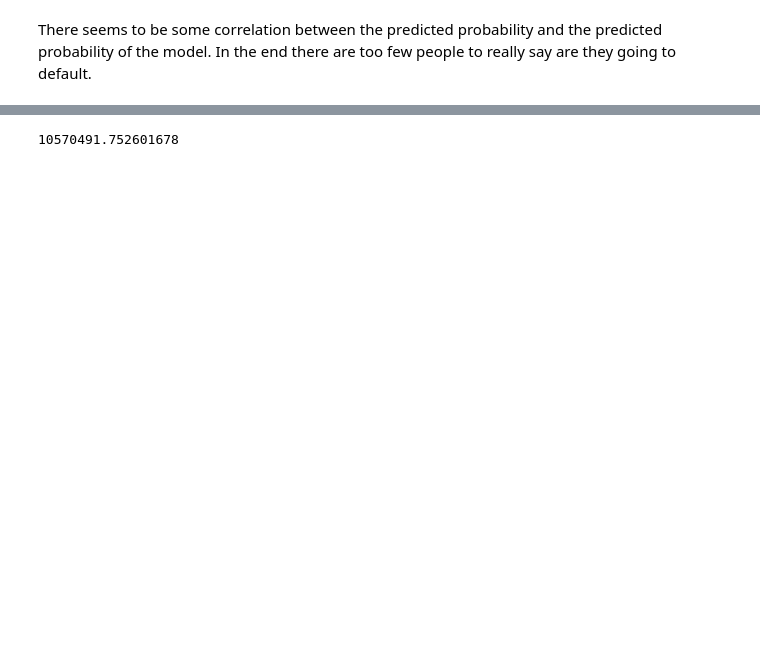
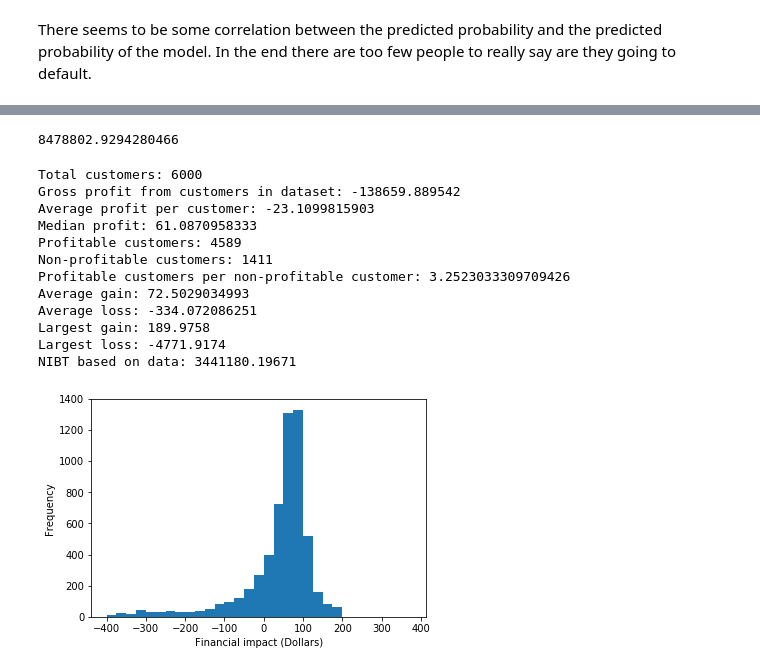
Before and after one commit to Stippos/ORSeminar, a Jupyter notebook: Results.ipynb, the cells around one changed output, grey strips where cells are left out. Saved outputs shown, nothing was run; the diff lists cells and outputs as text; code cells hidden in the pictures; blank space fills up the shorter version.

```diff
--- a/Results.ipynb
+++ b/Results.ipynb
@@ -510,4 +528,21 @@ bottomLine(test_all, collectionEfficiency, defaultBiasModifier)
 # %%
-bottomLine(test_all[np.where(probabilities[:,1] < 0.5)], collectionEfficiency, defaultBiasModifier)
+bottomLine(test_all[np.where(probabilities[:,1] < 0.6)], collectionEfficiency, defaultBiasModifier)
 # %% [output]
-10570491.752601678
+8478802.9294280466
+# %%
+keyValues(test_all, collectionEfficiency, defaultBiasModifier)
+plt.savefig("finacialstats_sample.pdf")
+# %% [output]
+Total customers: 6000
+Gross profit from customers in dataset: -138659.889542
+Average profit per customer: -23.1099815903
+Median profit: 61.0870958333
+Profitable customers: 4589
+Non-profitable customers: 1411
+Profitable customers per non-profitable customer: 3.2523033309709426
+Average gain: 72.5029034993
+Average loss: -334.072086251
+Largest gain: 189.9758
+Largest loss: -4771.9174
+NIBT based on data: 3441180.19671
+[figure, added]
```
Also changed, not shown: parts of 24 cells of this notebook, 11 other files.
